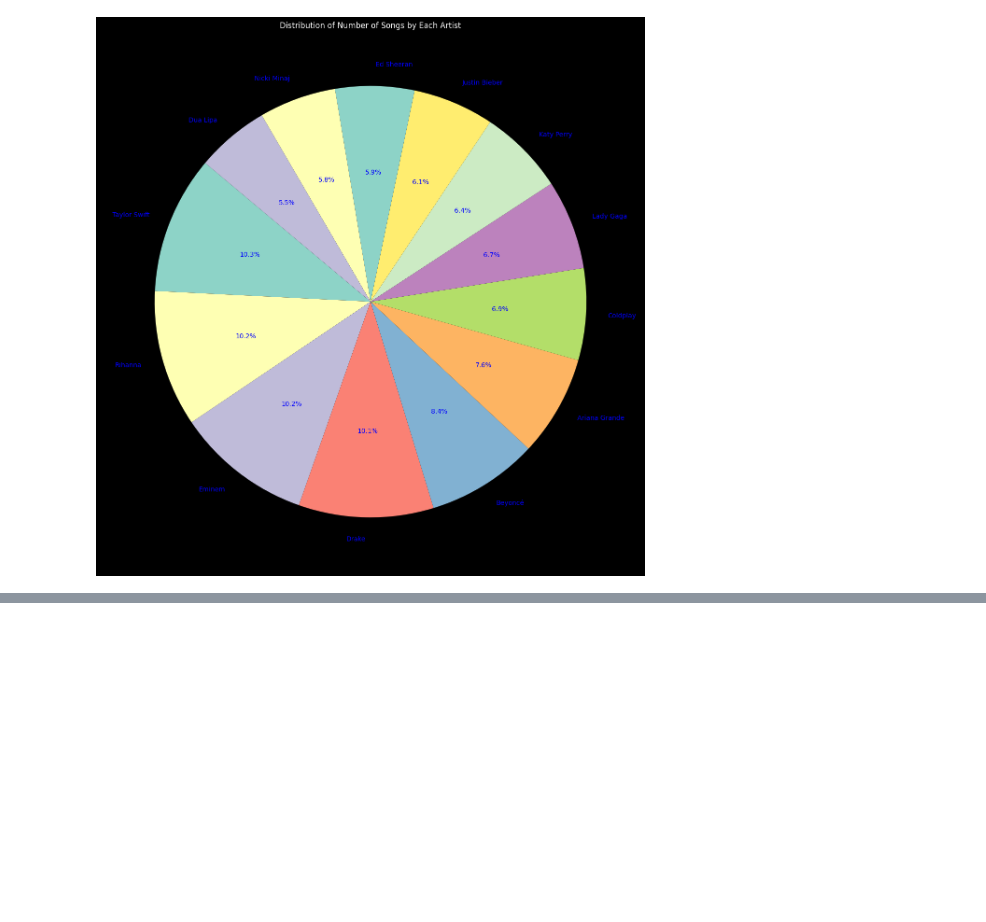
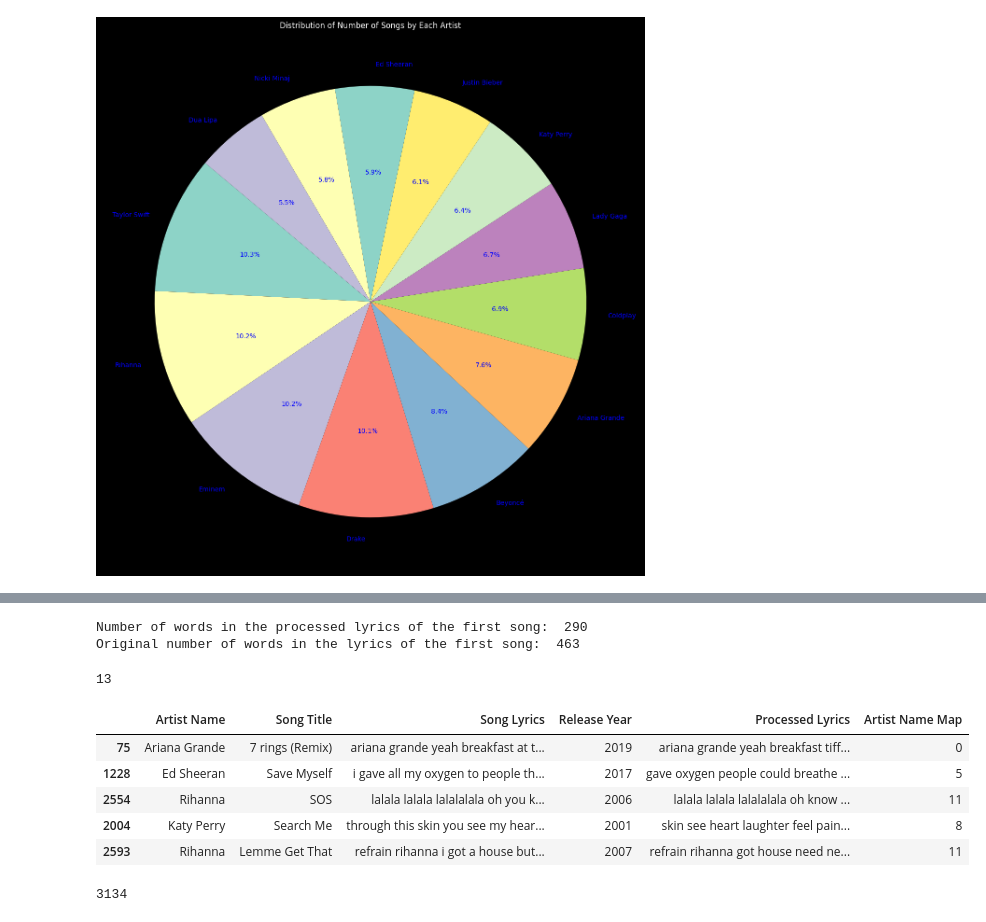
Before and after one commit to Momad-Y/Lyric-Logic, a Jupyter notebook: Lyric Logic NLP Project.ipynb, the cells around one changed output, grey strips where cells are left out. Drawn from its saved outputs; the diff is of its cells as text; code cells hidden in the pictures; blank space fills up the shorter version.

```diff
--- a/Lyric Logic NLP Project.ipynb
+++ b/Lyric Logic NLP Project.ipynb
@@ -380,0 +455,20 @@ plt.show()
+# %%
+# Set any processed lyrics value to null if the language isn't english
+i = 0
+
+
+def detect_language(text):
+    global i
+    print("Processing row: ", i, end="\r")
+    i += 1
+
+    try:
+        if detect(text) == "en":
+            return text
+        else:
+            return None
+    except:
+        return None
+
+
+df["Processed Lyrics"] = df["Processed Lyrics"].apply(detect_language)
@@ -380,0 +477,4 @@ plt.show()
+# %%
+# Remove any rows where the processed lyrics is null
+df = df.dropna(subset=["Processed Lyrics"])
+df.reset_index(drop=True, inplace=True)
@@ -380,0 +496,7 @@ plt.show()
+# %%
+# Perform text lemmatization on the lyrics
+lemmatizer = WordNetLemmatizer()
+
+df["Processed Lyrics"] = df["Processed Lyrics"].apply(
+    lambda x: " ".join([lemmatizer.lemmatize(word) for word in x.split()])
+)
@@ -380,0 +513,35 @@ plt.show()
+# %%
+# Show the number of words in the lyrics of the first song in the dataset
+print(
+    "Number of words in the processed lyrics of the first song: ",
+    len(df["Processed Lyrics"][0].split()),
+)
+
+print(
+    "Original number of words in the lyrics of the first song: ",
+    len(df["Song Lyrics"][0].split()),
+)
+# %% [output]
+Number of words in the processed lyrics of the first song:  290
+Original number of words in the lyrics of the first song:  463
+# %%
+# Map the artist names to integers
+artist_names = df["Artist Name"].unique()
+artist_names_map = {artist: i for i, artist in enumerate(artist_names)}
+df["Artist Name Map"] = df["Artist Name"].map(artist_names_map)
+# %%
+# Show the number of artists in the dataset
+number_of_artists = len(artist_names)
+number_of_artists
+# %% [output]
+13
+# %%
+# Show 5 random rows from the dataframe
+df.sample(5)
+# %% [output]
+|  | Artist Name | Song Title | Song Lyrics | Release Year | Processed Lyrics | Artist Name Map |
+| 75 | Ariana Grande | 7 rings (Remix) | ariana grande yeah breakfast at t... | 2019 | ariana grande yeah breakfast tiff... | 0 |
+| 1228 | Ed Sheeran | Save Myself | i gave all my oxygen to people th... | 2017 | gave oxygen people could breathe ... | 5 |
+| 2554 | Rihanna | SOS | lalala lalala lalalalala oh you k... | 2006 | lalala lalala lalalalala oh know ... | 11 |
+| 2004 | Katy Perry | Search Me | through this skin you see my hear... | 2001 | skin see heart laughter feel pain... | 8 |
+| 2593 | Rihanna | Lemme Get That | refrain rihanna i got a house but... | 2007 | refrain rihanna got house need ne... | 11 |
@@ -380,0 +552,10 @@ plt.show()
+# %%
+MAX_NUM_WORDS = 15000  # Maximum number of words to be used in the tokenizer
+EMBEDDING_DIM = 200  # Dimension of the word embeddings
+TEST_AND_VALIDATION_SPLIT = (
+    0.2  # Percentage of the data to be used for testing and validation
+)
+max_sequence_length = max([len(x.split()) for x in X]) + 1  # Maximum sequence length
+max_sequence_length
+# %% [output]
+3134
```
Also changed, not shown: parts of 68 cells of this notebook.
